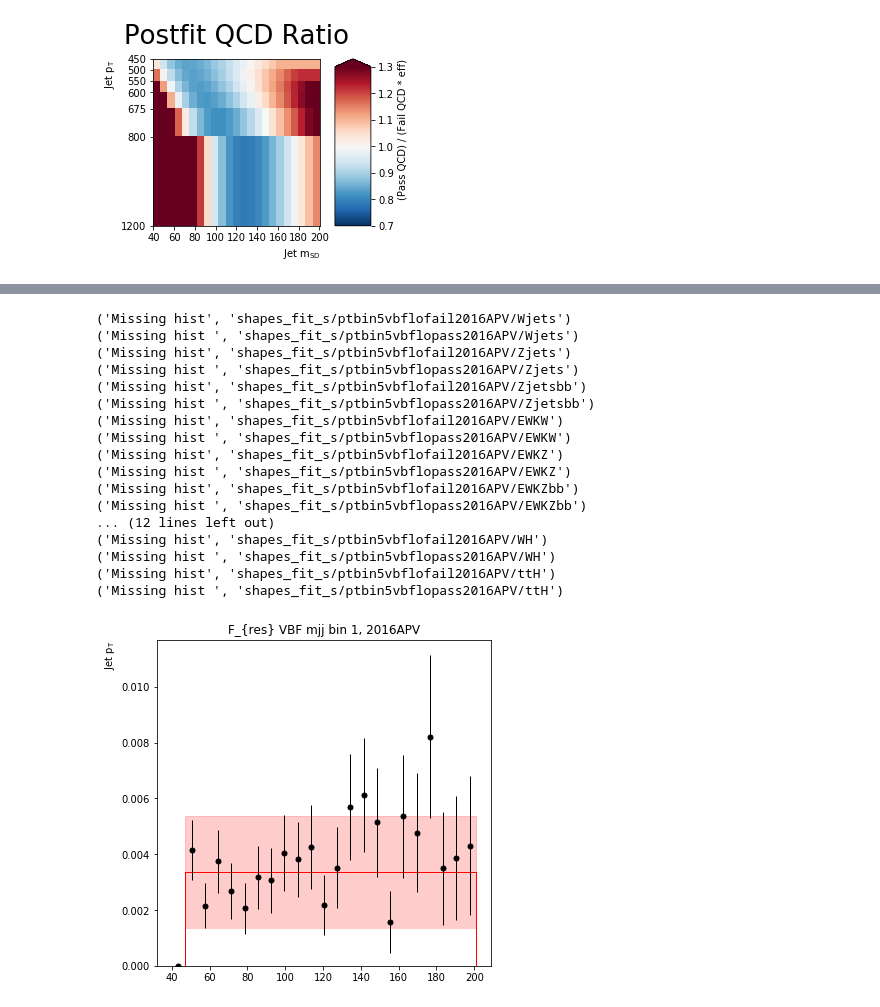
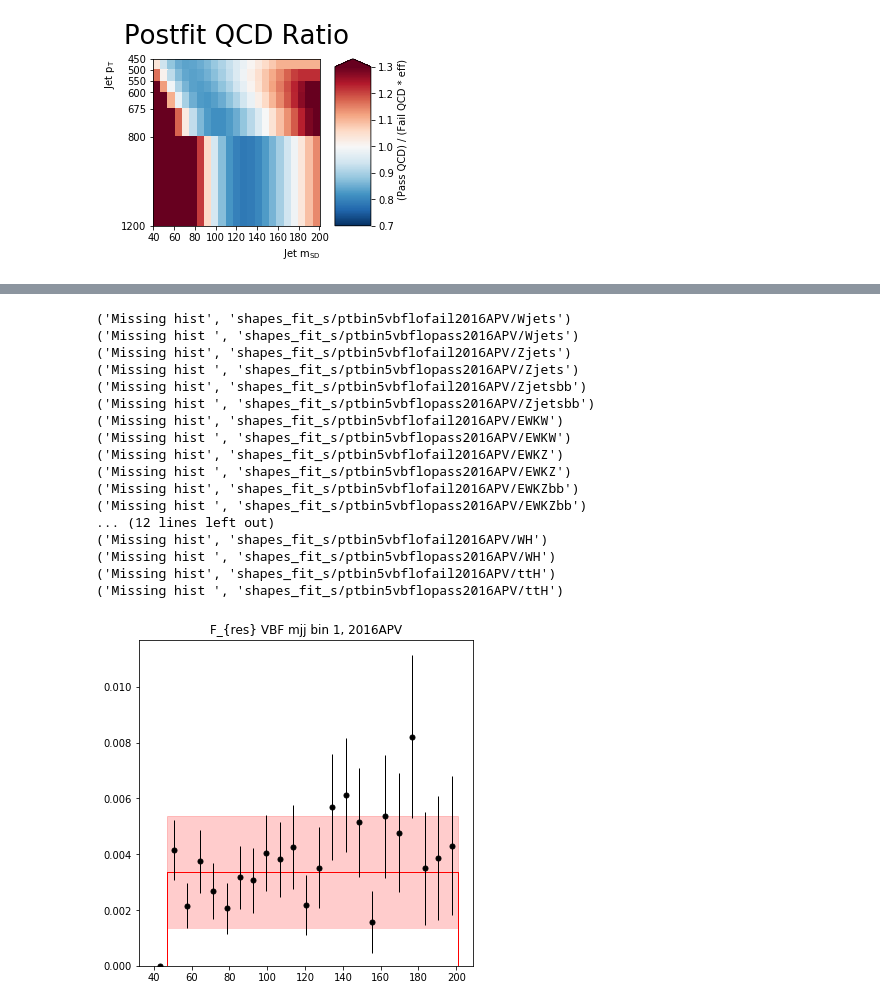
Before and after one commit to jennetd/vbf-hbb-fits, a Jupyter notebook: hbb-unblind-ewkz/2016APV/draw-TF-directly.ipynb, the cells around one changed output, grey strips where cells are left out. Drawn from its saved outputs; the diff is of its cells as text; code cells hidden in the pictures.

```diff
--- a/hbb-unblind-ewkz/2016APV/draw-TF-directly.ipynb
+++ b/hbb-unblind-ewkz/2016APV/draw-TF-directly.ipynb
@@ -183,7 +183,7 @@ def plotTF_ratio_onebin(in_ratio, h_ratio, mask, region):
     #ax.invert_yaxis()
 
     ax.set_title(region)
-    ax.set_ylabel(r'Jet $\mathrm{p_{T}}$', ha='right', y=1)
+    #ax.set_ylabel(r'Jet $\mathrm{p_{T}}$', ha='right', y=1)
     #ax.legend(labels=['F_{P/F}','QCD pass MC'],frameon=False)
 
     ax.figure.savefig('{}/{}{}_{}.png'.format('plots/', "TF_ratio_", region, year),
@@ -273,19 +273,18 @@ for ipt in range(6):
     hfail = signalregion.Get('ggf_{}_pt{}_data_nominal;1'.format('fail',ipt+1))
     hpass = signalregion.Get('ggf_{}_pt{}_data_nominal;1'.format('pass',ipt+1))
 
-    fitDiagnostics = r.TFile.Open('fitDiagnosticsTest.root','READ')
     backgrounds = ['Wjets','Zjets','Zjetsbb','EWKW','EWKZ','EWKZbb',
                    'ttbar','singlet','VV','ggF','VBF','ZH','WH','ttH']
 
     for b in backgrounds:
         try:
-            bfail = fitDiagnostics.Get('shapes_{}/ptbin{}{}{}{}/{}'.format('fit_s', ipt, cat, 'fail', year, b))
+            bfail = fit.Get('shapes_{}/ptbin{}{}{}{}/{}'.format('fit_s', ipt, cat, 'fail', year, b))
             bfail.Scale(-7)
             hfail.Add(bfail)
         except:
             print("Missing hist", 'shapes_{}/ptbin{}{}{}{}/{}'.format('fit_s', ipt, cat, 'fail', year,b))
         try:
-            bpass = fitDiagnostics.Get('shapes_{}/ptbin{}{}{}{}/{}'.format('fit_s', ipt, cat, 'pass', year, b))
+            bpass = fit.Get('shapes_{}/ptbin{}{}{}{}/{}'.format('fit_s', ipt, cat, 'pass', year, b))
             bpass.Scale(-7)
             hpass.Add(bpass)
         except:
@@ -321,41 +320,41 @@ backgrounds = ['Wjets','Zjets','Zjetsbb','EWKW','EWKZ','EWKZbb',
 
 for b in backgrounds:
     try:
-        bfail = fitDiagnostics.Get('shapes_{}/ptbin{}{}{}{}/{}'.format('fit_s', ipt, cat, 'fail', year, b))
+        bfail = fit.Get('shapes_{}/ptbin{}{}{}{}/{}'.format('fit_s', ipt, cat, 'fail', year, b))
         bfail.Scale(-7)
         hfail.Add(bfail)
     except:
         print("Missing hist", 'shapes_{}/ptbin{}{}{}{}/{}'.format('fit_s', ipt, cat, 'fail', year,b))
     try:
-        bpass = fitDiagnostics.Get('shapes_{}/ptbin{}{}{}{}/{}'.format('fit_s', ipt, cat, 'pass', year, b))
+        bpass = fit.Get('shapes_{}/ptbin{}{}{}{}/{}'.format('fit_s', ipt, cat, 'pass', year, b))
         bpass.Scale(-7)
         hpass.Add(bpass)
     except:
         print("Missing hist ",'shapes_{}/ptbin{}{}{}{}/{}'.format('fit_s', ipt, cat, 'pass', year, b))
 
 hpass.Divide(hfail)
 
 ax = plotTF_ratio_onebin(pass_qcd, hpass, mask, region="F_{res} VBF mjj bin 1, "+year)
 #ax.legend(labels=['F_{res}','Data - non-QCD'],frameon=False)
 # %% [output]
 ('Missing hist', 'shapes_fit_s/ptbin5vbflofail2016APV/Wjets')
 ('Missing hist ', 'shapes_fit_s/ptbin5vbflopass2016APV/Wjets')
 ('Missing hist', 'shapes_fit_s/ptbin5vbflofail2016APV/Zjets')
 ('Missing hist ', 'shapes_fit_s/ptbin5vbflopass2016APV/Zjets')
 ('Missing hist', 'shapes_fit_s/ptbin5vbflofail2016APV/Zjetsbb')
 ('Missing hist ', 'shapes_fit_s/ptbin5vbflopass2016APV/Zjetsbb')
 ('Missing hist', 'shapes_fit_s/ptbin5vbflofail2016APV/EWKW')
 ('Missing hist ', 'shapes_fit_s/ptbin5vbflopass2016APV/EWKW')
 ('Missing hist', 'shapes_fit_s/ptbin5vbflofail2016APV/EWKZ')
 ('Missing hist ', 'shapes_fit_s/ptbin5vbflopass2016APV/EWKZ')
 ('Missing hist', 'shapes_fit_s/ptbin5vbflofail2016APV/EWKZbb')
 ('Missing hist ', 'shapes_fit_s/ptbin5vbflopass2016APV/EWKZbb')
 ... (12 lines left out)
 ('Missing hist', 'shapes_fit_s/ptbin5vbflofail2016APV/WH')
 ('Missing hist ', 'shapes_fit_s/ptbin5vbflopass2016APV/WH')
 ('Missing hist', 'shapes_fit_s/ptbin5vbflofail2016APV/ttH')
 ('Missing hist ', 'shapes_fit_s/ptbin5vbflopass2016APV/ttH')
-[figure, old version]
+[figure, new version]
 # %%
 cat = 'vbfhi'
 fail_qcd, pass_qcd = [], []
```
Also changed, not shown: parts of 5 cells of this notebook, 17 other files.
